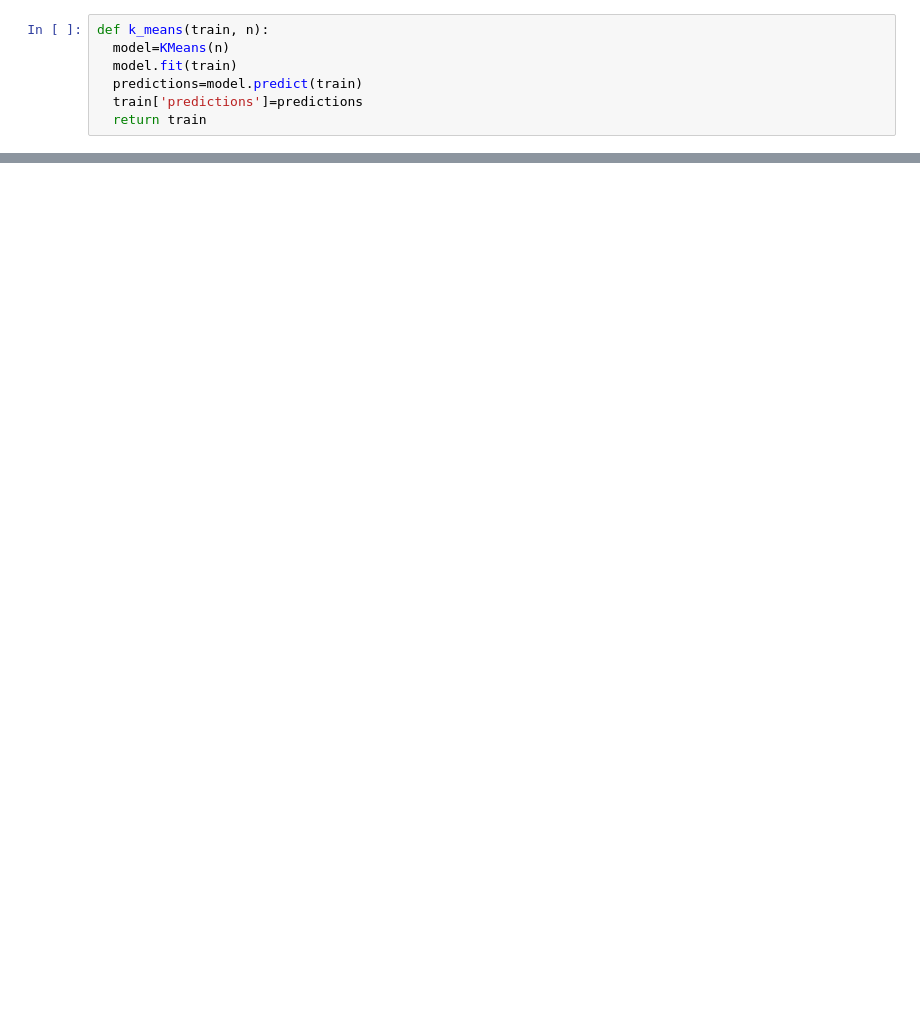
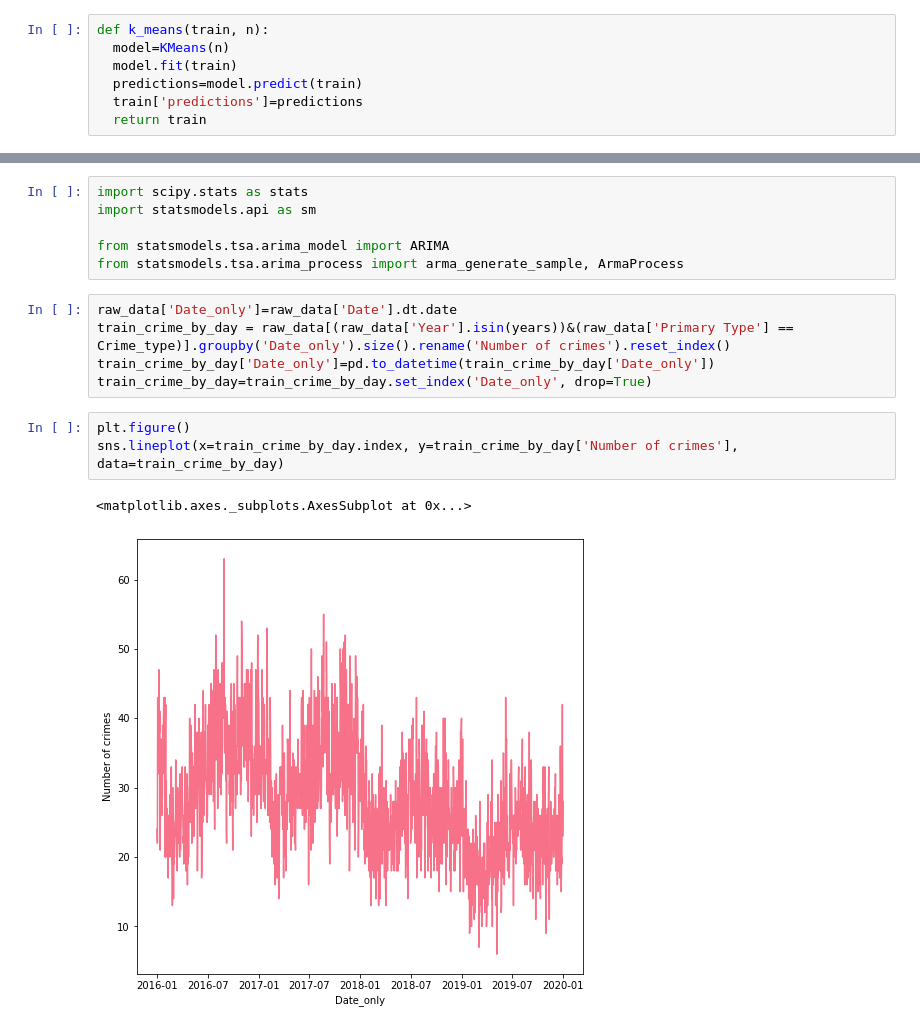
Before and after one commit to RuiyunHuang/Chicago_Crime_Analysis, a Jupyter notebook: Chicago_Crime.ipynb, the cells around one changed output, grey strips where cells are left out. Drawn from its saved outputs; the diff is of its cells as text; blank space fills up the shorter version.

```diff
--- a/Chicago_Crime.ipynb
+++ b/Chicago_Crime.ipynb
@@ -321,0 +315,17 @@ m1
+# %%
+import scipy.stats as stats
+import statsmodels.api as sm
+
+from statsmodels.tsa.arima_model import ARIMA
+from statsmodels.tsa.arima_process import arma_generate_sample, ArmaProcess
+# %%
+raw_data['Date_only']=raw_data['Date'].dt.date
+train_crime_by_day = raw_data[(raw_data['Year'].isin(years))&(raw_data['Primary Type'] == Crime_type)].groupby('Date_only').size().rename('Number of crimes').reset_index()
+train_crime_by_day['Date_only']=pd.to_datetime(train_crime_by_day['Date_only'])
+train_crime_by_day=train_crime_by_day.set_index('Date_only', drop=True)
+# %%
+plt.figure()
+sns.lineplot(x=train_crime_by_day.index, y=train_crime_by_day['Number of crimes'], data=train_crime_by_day)
+# %% [output]
+<matplotlib.axes._subplots.AxesSubplot at 0x...>
+[figure, added]
```
Also changed, not shown: parts of 29 cells of this notebook.
